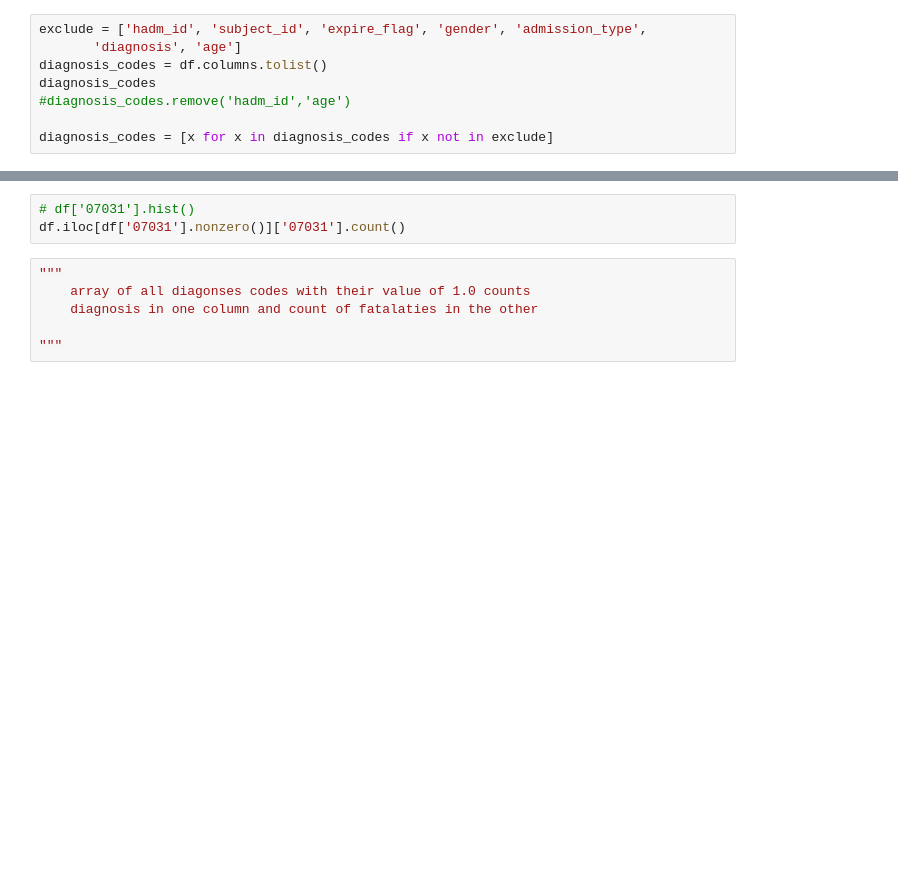
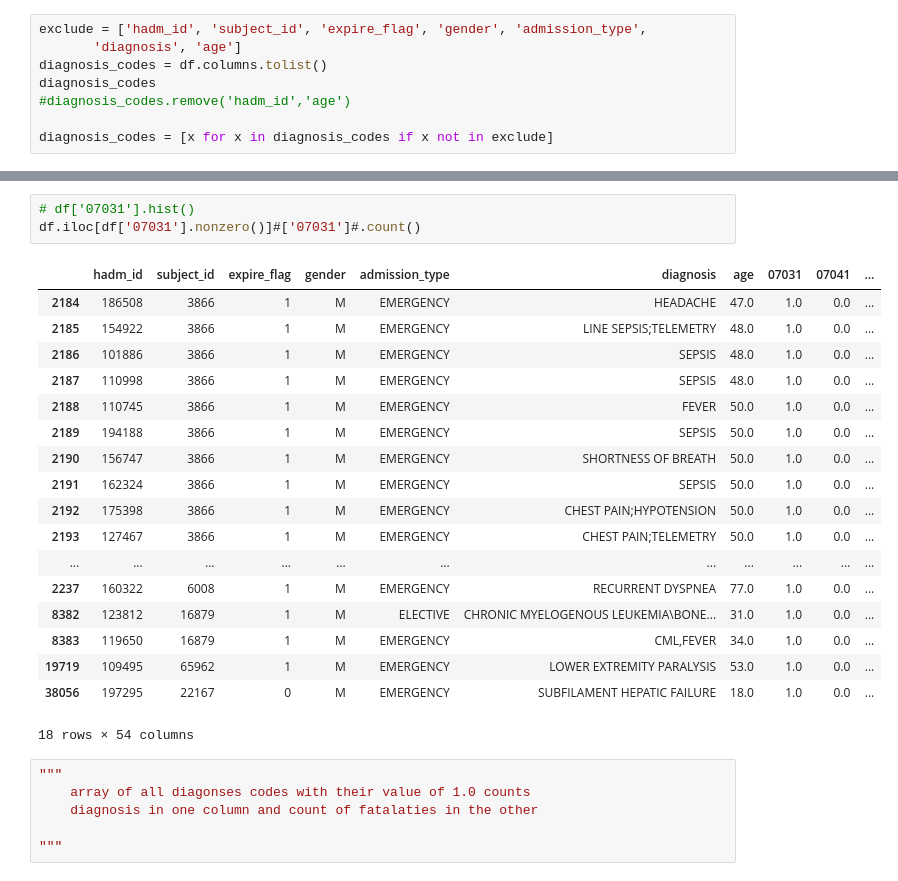
Before and after one commit to billiescodes/mortality_in_ICU, a Jupyter notebook: 02_Model_and_Evaluation.ipynb, the cells around one changed output, grey strips where cells are left out. Saved outputs shown, nothing was run; the diff lists cells and outputs as text; blank space fills up the shorter version.

```diff
--- a/02_Model_and_Evaluation.ipynb
+++ b/02_Model_and_Evaluation.ipynb
@@ -85,6 +67,25 @@ diagnosis_codes
 # %%
 # df['07031'].hist()
-df.iloc[df['07031'].nonzero()]['07031'].count()
+df.iloc[df['07031'].nonzero()]#['07031']#.count()
+# %% [output]
+|  | hadm_id | subject_id | expire_flag | gender | admission_type | diagnosis | age | 07031 | 07041 | ... |
+| 2184 | 186508 | 3866 | 1 | M | EMERGENCY | HEADACHE | 47.0 | 1.0 | 0.0 | ... |
+| 2185 | 154922 | 3866 | 1 | M | EMERGENCY | LINE SEPSIS;TELEMETRY | 48.0 | 1.0 | 0.0 | ... |
+| 2186 | 101886 | 3866 | 1 | M | EMERGENCY | SEPSIS | 48.0 | 1.0 | 0.0 | ... |
+| 2187 | 110998 | 3866 | 1 | M | EMERGENCY | SEPSIS | 48.0 | 1.0 | 0.0 | ... |
+| 2188 | 110745 | 3866 | 1 | M | EMERGENCY | FEVER | 50.0 | 1.0 | 0.0 | ... |
+| 2189 | 194188 | 3866 | 1 | M | EMERGENCY | SEPSIS | 50.0 | 1.0 | 0.0 | ... |
+| 2190 | 156747 | 3866 | 1 | M | EMERGENCY | SHORTNESS OF BREATH | 50.0 | 1.0 | 0.0 | ... |
+| 2191 | 162324 | 3866 | 1 | M | EMERGENCY | SEPSIS | 50.0 | 1.0 | 0.0 | ... |
+| 2192 | 175398 | 3866 | 1 | M | EMERGENCY | CHEST PAIN;HYPOTENSION | 50.0 | 1.0 | 0.0 | ... |
+| 2193 | 127467 | 3866 | 1 | M | EMERGENCY | CHEST PAIN;TELEMETRY | 50.0 | 1.0 | 0.0 | ... |
+| ... | ... | ... | ... | ... | ... | ... | ... | ... | ... | ... |
+| 2237 | 160322 | 6008 | 1 | M | EMERGENCY | RECURRENT DYSPNEA | 77.0 | 1.0 | 0.0 | ... |
+| 8382 | 123812 | 16879 | 1 | M | ELECTIVE | CHRONIC MYELOGENOUS LEUKEMIA\BONE... | 31.0 | 1.0 | 0.0 | ... |
+| 8383 | 119650 | 16879 | 1 | M | EMERGENCY | CML,FEVER | 34.0 | 1.0 | 0.0 | ... |
+| 19719 | 109495 | 65962 | 1 | M | EMERGENCY | LOWER EXTREMITY PARALYSIS | 53.0 | 1.0 | 0.0 | ... |
+| 38056 | 197295 | 22167 | 0 | M | EMERGENCY | SUBFILAMENT HEPATIC FAILURE | 18.0 | 1.0 | 0.0 | ... |
+18 rows × 54 columns
 # %%
 """
     array of all diagonses codes with their value of 1.0 counts
```
Also changed, not shown: parts of 1 cell of this notebook.
